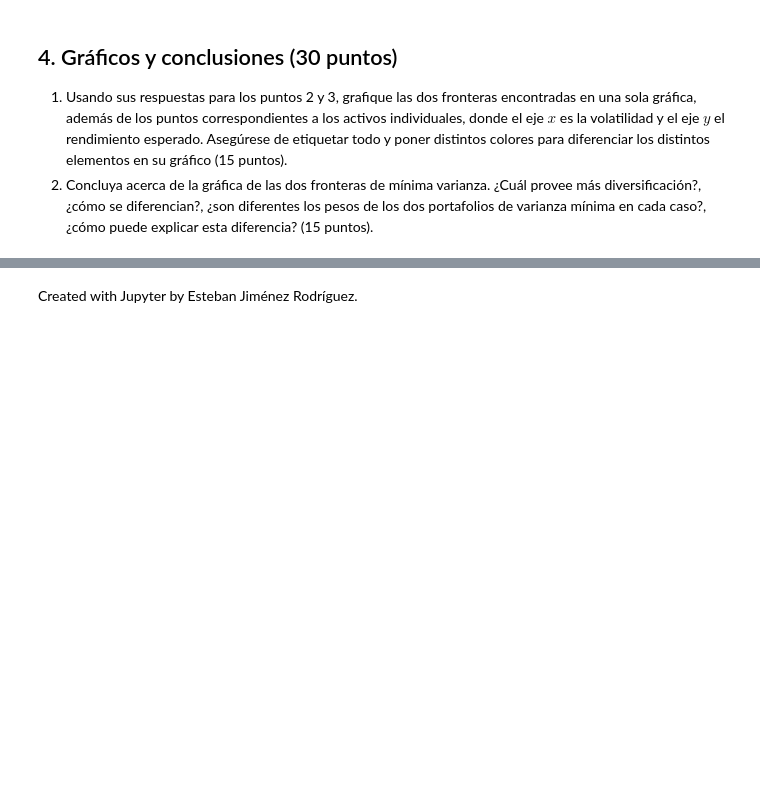
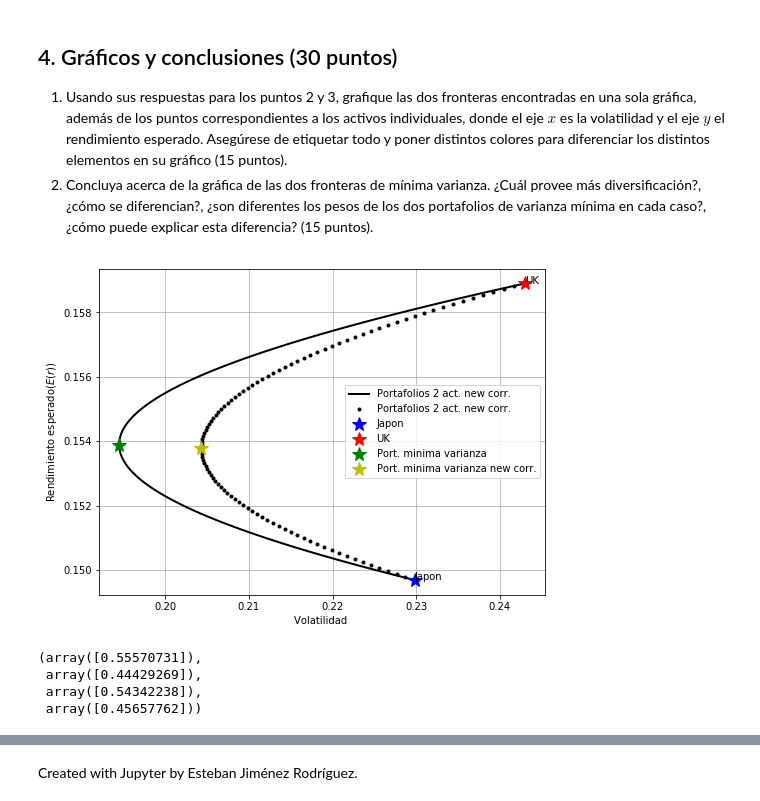
Before and after one commit to ariadnagalindom/portafolios, a Jupyter notebook: Modulo2/Tarea5_GalindoAriadna.ipynb, the cells around one changed output, grey strips where cells are left out. Drawn from its saved outputs; the diff is of its cells as text; code cells hidden in the pictures; blank space fills up the shorter version.

```diff
--- a/Modulo2/Tarea5_GalindoAriadna.ipynb
+++ b/Modulo2/Tarea5_GalindoAriadna.ipynb
@@ -103,3 +258,32 @@ En este punto se usarán los mismos activos (Japón y Reino Unido) con sus rendi
 
 1. Usando sus respuestas para los puntos 2 y 3, grafique las dos fronteras encontradas en una sola gráfica, además de los puntos correspondientes a los activos individuales, donde el eje $x$ es la volatilidad y el eje $y$ el rendimiento esperado. Asegúrese de etiquetar todo y poner distintos colores para diferenciar los distintos elementos en su gráfico (15 puntos).
 2. Concluya acerca de la gráfica de las dos fronteras de mínima varianza. ¿Cuál provee más diversificación?, ¿cómo se diferencian?, ¿son diferentes los pesos de los dos portafolios de varianza mínima en cada caso?, ¿cómo puede explicar esta diferencia? (15 puntos).
+# %%
+plt.figure(figsize=(8,6))
+plt.plot(portafolios2['Vol'],portafolios2['Media'],'k',lw=2 #2
+         ,label='Portafolios 2 act. new corr.')
+
+plt.plot(new_port['Vol'],new_port['Media'],'k.',lw=2 #3
+         ,label='Portafolios 2 act. new corr.')
+
+plt.plot(s1, E1, 'b*',ms=15,label='Japon')
+plt.plot(s2, E2, 'r*',ms=15,label='UK')
+plt.plot(s_minvar,E_minvar, 'g*',ms=15,label='Port. minima varianza')#2
+plt.plot(s_minvar_new,E_minvar_new, 'y*',ms=15,label='Port. minima varianza new corr.')#3
+plt.text(s1,E1,'Japon')
+plt.text(s2,E2,'UK')
+plt.xlabel('Volatilidad ')
+plt.ylabel('Rendimiento esperado($E(r)$)')
+plt.legend(loc='best')
+plt.grid()
+plt.show()
+# %% [output]
+[figure, added]
+# %%
+#recordamos los pesos
+minvar2.x, 1-minvar2.x,minvar.x, 1-minvar.x
+# %% [output]
+(array([0.55570731]),
+ array([0.44429269]),
+ array([0.54342238]),
+ array([0.45657762]))
```
Also changed, not shown: parts of 20 cells of this notebook, 6 other files.
